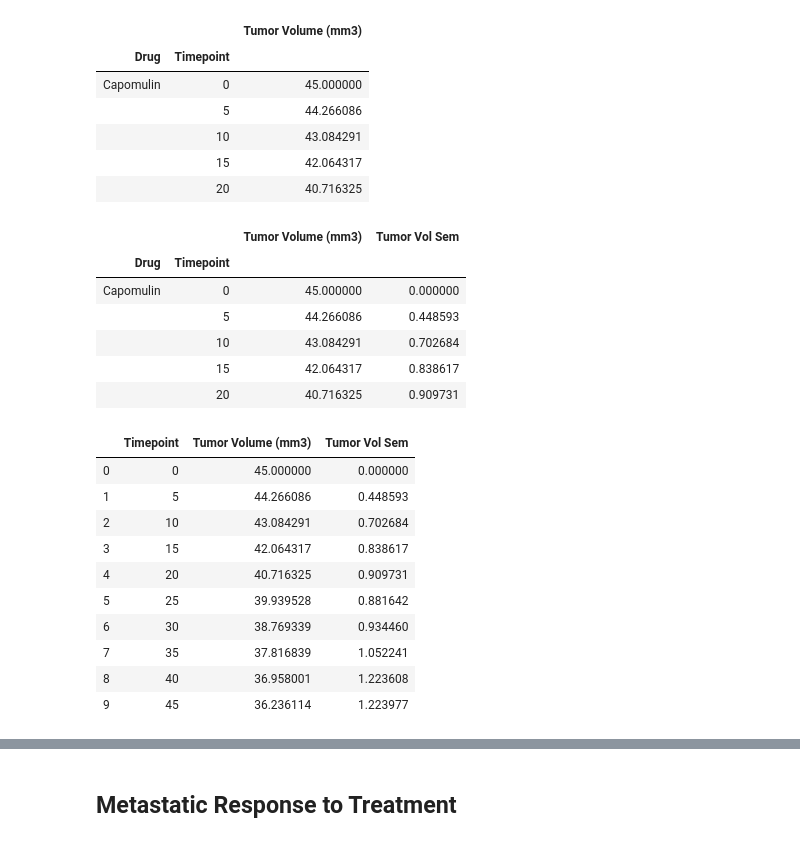
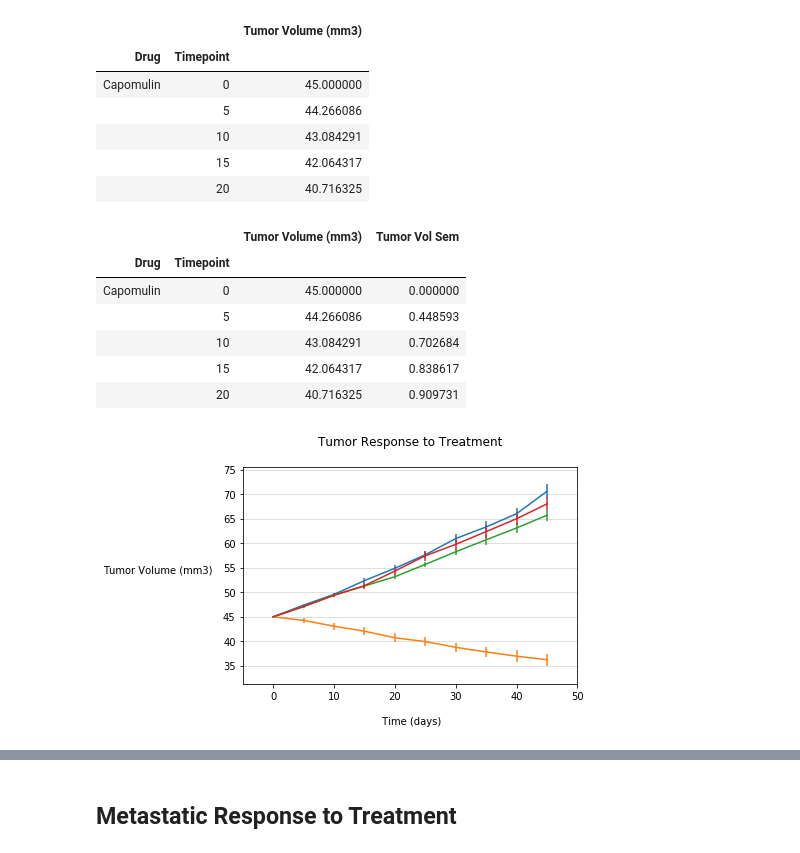
Before and after one commit to scottinsactown/Pymaceuticals, a Jupyter notebook: Pymaceuticals/pymaceuticals_starter.ipynb, the cells around one changed output, grey strips where cells are left out. Saved outputs shown, nothing was run; the diff lists cells and outputs as text; code cells hidden in the pictures.

Commit message:
first chart design elements

```diff
--- a/Pymaceuticals/pymaceuticals_starter.ipynb
+++ b/Pymaceuticals/pymaceuticals_starter.ipynb
@@ -69,8 +70,11 @@ df_tumor_vol_mean.head()
 |  | 15 | 42.064317 |
 |  | 20 | 40.716325 |
 # %%
-# Store the Standard Error of Tumor Volumes Grouped by Drug and Timepoint
-df_tumor_vol_mean['Tumor Vol Sem'] = drug_time_group['Tumor Volume (mm3)'].sem()
+# Add standard error of tumor volumes to dataframe
+df_tumor_volume['Tumor Vol Sem'] = drug_time_group['Tumor Volume (mm3)'].sem()
+
+# Preview DataFrame
+df_tumor_volume.head()
 
 # **** need the following? same as table
 #sem_tum_vol = drug_time_group['Tumor Volume (mm3)'].sem()
@@ -78,8 +82,6 @@ df_tumor_vol_mean['Tumor Vol Sem'] = drug_time_group['Tumor Volume (mm3)'].sem()
 # *** dont need - added column to table above
 # Convert to DataFrame
 #df_tumor_vol_sem = pd.DataFrame(drug_time_group['Tumor Volume (mm3)'].sem())
-
-# Preview DataFrame
 #display(df_tumor_vol_mean.head())
 #display(df_tumor_vol_mean.loc['Capomulin'].reset_index())
 # %% [output]
@@ -90,17 +92,6 @@ df_tumor_vol_mean['Tumor Vol Sem'] = drug_time_group['Tumor Volume (mm3)'].sem()
 |  | 10 | 43.084291 | 0.702684 |
 |  | 15 | 42.064317 | 0.838617 |
 |  | 20 | 40.716325 | 0.909731 |
-|  | Timepoint | Tumor Volume (mm3) | Tumor Vol Sem |
-| 0 | 0 | 45.000000 | 0.000000 |
-| 1 | 5 | 44.266086 | 0.448593 |
-| 2 | 10 | 43.084291 | 0.702684 |
-| 3 | 15 | 42.064317 | 0.838617 |
-| 4 | 20 | 40.716325 | 0.909731 |
-| 5 | 25 | 39.939528 | 0.881642 |
-| 6 | 30 | 38.769339 | 0.934460 |
-| 7 | 35 | 37.816839 | 1.052241 |
-| 8 | 40 | 36.958001 | 1.223608 |
-| 9 | 45 | 36.236114 | 1.223977 |
 # %%
 #test_df = df.loc[:,['Drug','Timepoint', 'Tumor Volume (mm3)']]
 #test_df.head()
@@ -129,4 +120,40 @@ df_tumor_vol_mean['Tumor Vol Sem'] = drug_time_group['Tumor Volume (mm3)'].sem()
 # Convert to DataFrame
 #df_tumor_vol_mean = pd.DataFrame(drug_time_group['Drug'].unique())
 #df_tumor_vol_mean.head()
+# %%
+# Generate the plot with error bars
+drugs_legend=[]
+for drug in df['Drug'].unique():
+    drug_data = df_tumor_volume.loc[drug].reset_index()
+    x_axis = drug_data.loc[:,'Timepoint'].values
+    y_axis = drug_data.loc[:,'Tumor Volume (mm3)'].values
+    std_err = drug_data.loc[:,'Tumor Vol Sem'].values
+    plt.errorbar(x_axis,y_axis,yerr=std_err)
+
+    #for each drug, specify color
+
+    #for each drug, identify for legend
+    drugs_legend.append(drug)
+
+#print(drugs_legend)
+plt.title('Tumor Response to Treatment\n',weight='medium')
+plt.xlabel('\n Time (days)')
+plt.ylabel('Tumor Volume (mm3)  ',rotation=0,ha='right')
+plt.xlim(min(x_axis)-5,max(x_axis)+5)
+plt.ylim(min(df_tumor_volume['Tumor Volume (mm3)'])-5,max(df_tumor_volume['Tumor Volume (mm3)'])+5)
+plt.grid(axis='y',alpha=.5)
+#get rid of outline?
+#rotate y axis label?
+
+#plt.legend(loc='best')
+
+#fig, ax = plt.subplots()
+#plt.figure(figsize=(20,10))
+
+#frameon=False
+#fig, ax = plt()
+#for item in [fig, ax]:
+    #item.patch.set_visible(False)
+# %% [output]
+[figure, added]
 # %%
```
Also changed, not shown: parts of 3 cells of this notebook.
